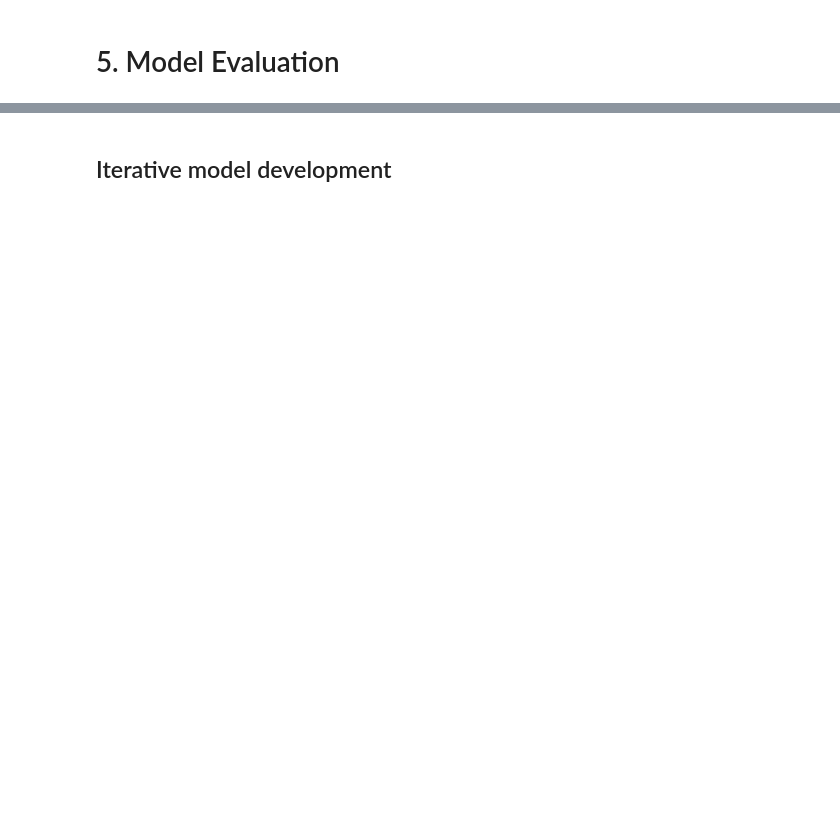
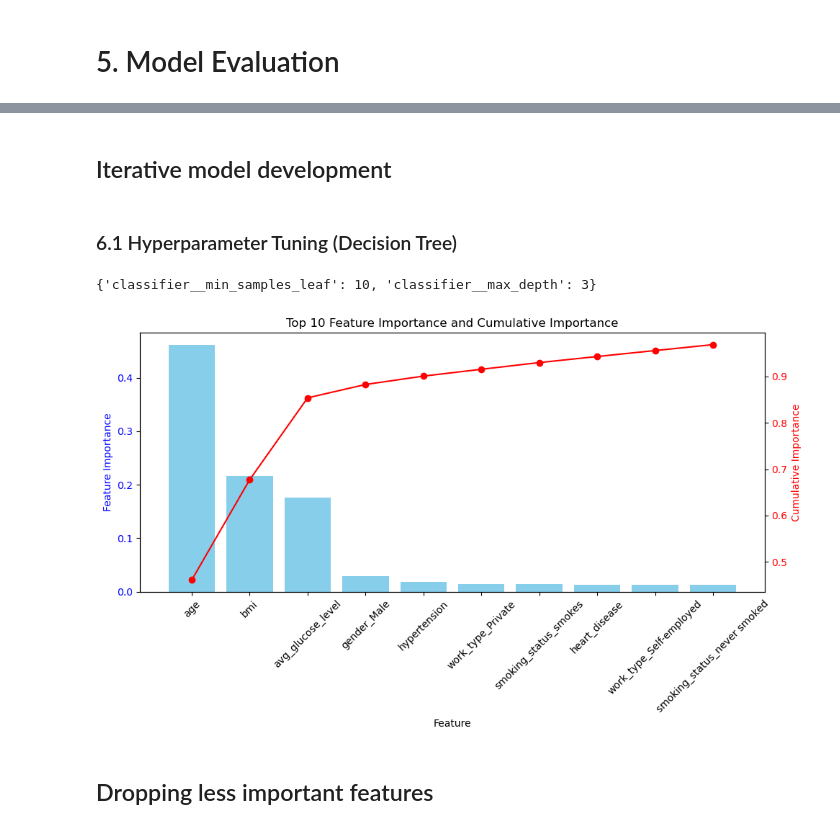
Before and after one commit to Ben-po/MLDP-Project, a Jupyter notebook: Stroke_prediction.ipynb, the cells around one changed output, grey strips where cells are left out. Drawn from its saved outputs; the diff is of its cells as text; code cells hidden in the pictures; blank space fills up the shorter version.

```diff
--- a/Stroke_prediction.ipynb
+++ b/Stroke_prediction.ipynb
@@ -229,5 +381,3 @@ plt.show()
 ## New data
 
 ## Predict
-# %% [markdown]
-## Iterative model development
@@ -235,0 +384,74 @@ plt.show()
+# %% [markdown]
+## Iterative model development
+# %% [markdown]
+### 6.1 Hyperparameter Tuning (Decision Tree)
+# %%
+from sklearn.model_selection import RandomizedSearchCV
+
+# Parameter distributions (≤ 3 values per parameter)
+param_dist = {
+    'classifier__max_depth': [3, 5, 7],
+    'classifier__min_samples_leaf': [5, 10, 20]
+}
+
+# Randomized search (compliant with spec)
+random_search = RandomizedSearchCV(
+    estimator=dt_model,
+    param_distributions=param_dist,
+    n_iter=5,              # small, reasonable search
+    scoring='recall',      # prioritise stroke detection
+    cv=5,
+    random_state=42,
+    n_jobs=-1
+)
+
+# Fit randomized search
+random_search.fit(X_train, y_train)
+
+# Extract best model
+best_dt_model = random_search.best_estimator_
+
+# Show best parameters
+random_search.best_params_
+# %% [output]
+{'classifier__min_samples_leaf': 10, 'classifier__max_depth': 3}
+# %%
+## Visualize feature importance
+
+import matplotlib.pyplot as plt
+
+# Plot top N features for clarity
+TOP_N = 10
+df_plot = df_dt_feat_impt.head(TOP_N)
+
+fig, ax1 = plt.subplots(figsize=(10, 6))
+
+# Vertical bar chart for feature importance
+ax1.bar(
+    df_plot['Feature'],
+    df_plot['Importance'],
+    color='skyblue'
+)
+ax1.set_xlabel('Feature')
+ax1.set_ylabel('Feature Importance', color='blue')
+ax1.tick_params(axis='y', labelcolor='blue')
+ax1.tick_params(axis='x', rotation=45)
+
+# Line chart for cumulative importance
+ax2 = ax1.twinx()
+ax2.plot(
+    df_plot['Feature'],
+    df_plot['Cumulative Importance'],
+    color='red',
+    marker='o'
+)
+ax2.set_ylabel('Cumulative Importance', color='red')
+ax2.tick_params(axis='y', labelcolor='red')
+
+plt.title(f'Top {TOP_N} Feature Importance and Cumulative Importance')
+plt.tight_layout()
+plt.show()
+# %% [output]
+[figure, added]
+# %% [markdown]
+## Dropping less important features
```
Also changed, not shown: parts of 25 cells of this notebook.
